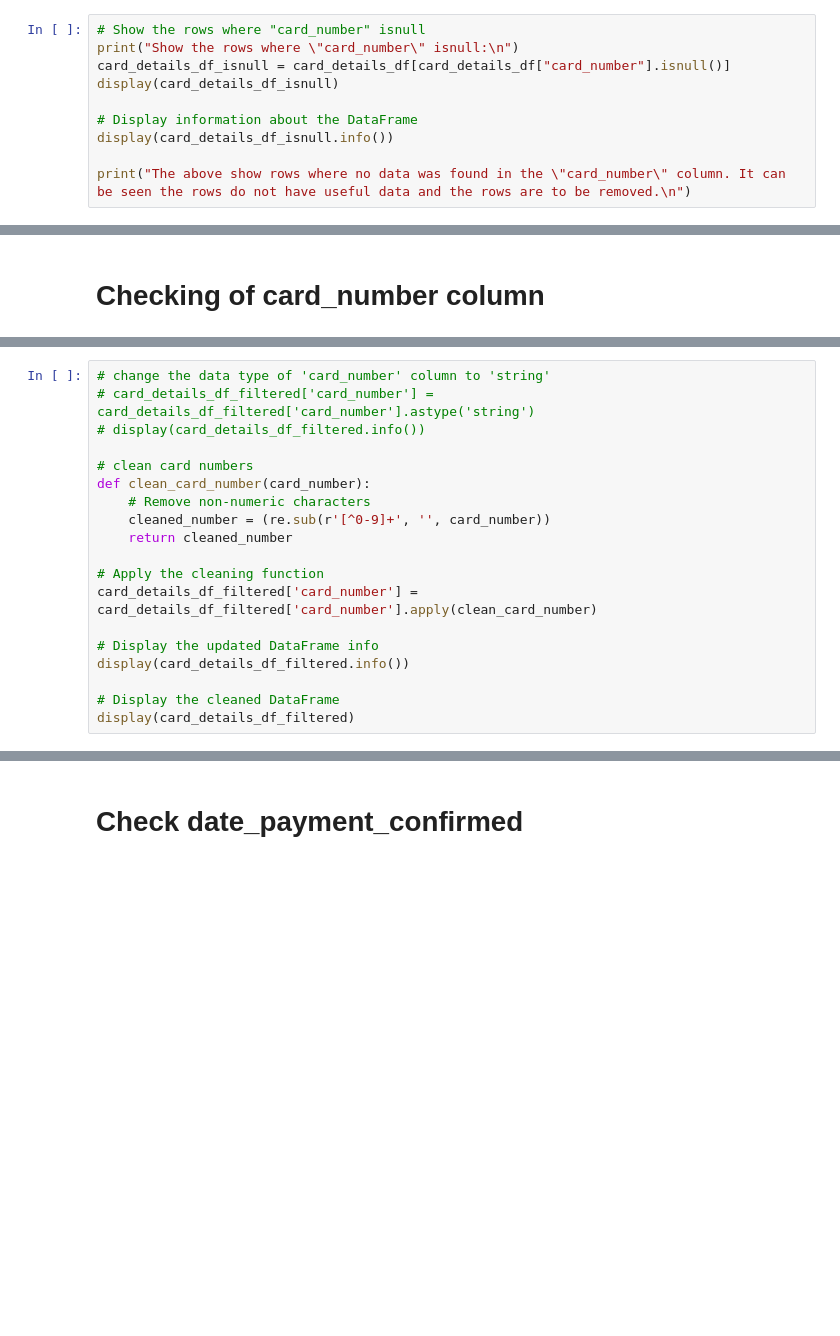
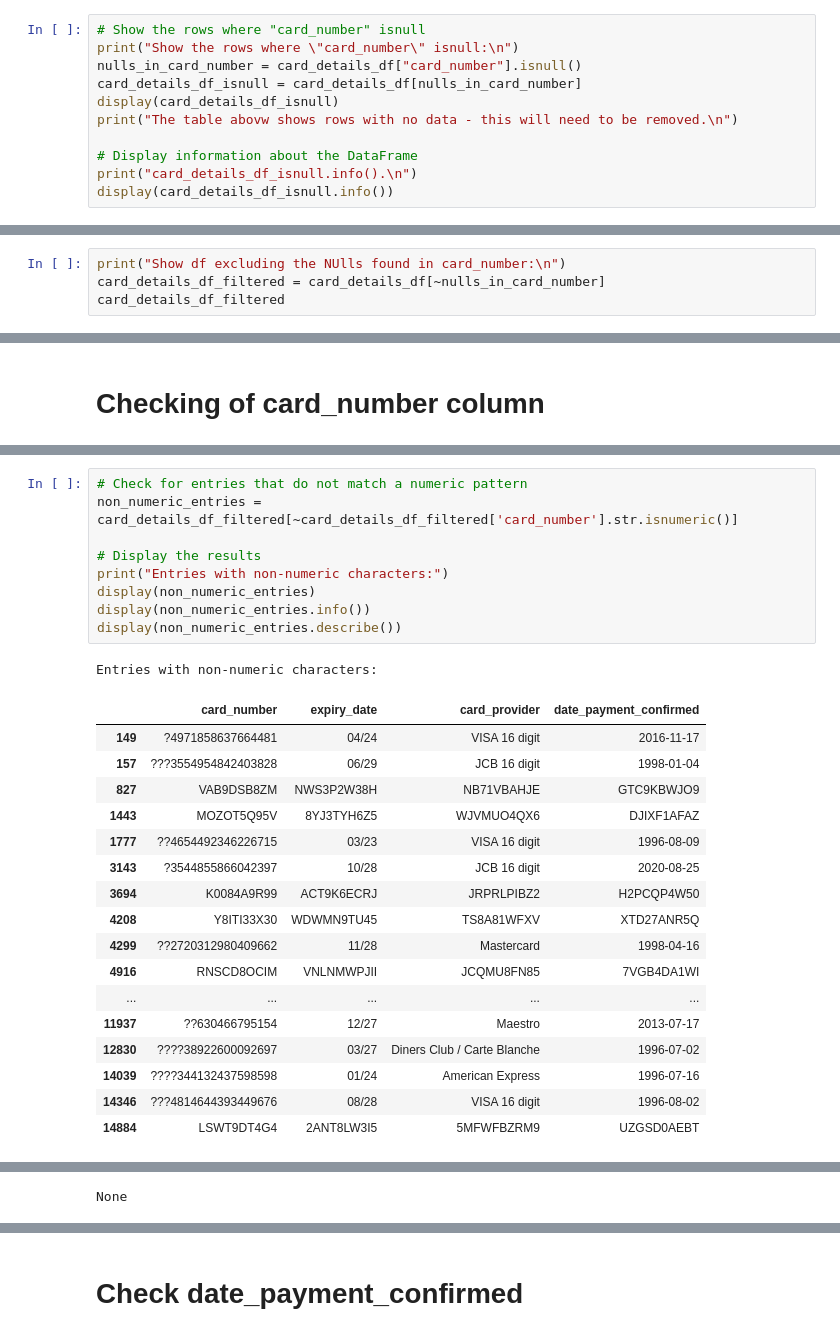
Before and after one commit to chemi5t/multinational-retail-data-centralisation, a Jupyter notebook: card_details.ipynb, the cells around one changed output, grey strips where cells are left out. Saved outputs shown, nothing was run; the diff lists cells and outputs as text; blank space fills up the shorter version.

Commit message:
Complete the clean of card_details.ipynb. To be ready to write the cleaning method.

```diff
--- a/card_details.ipynb
+++ b/card_details.ipynb
@@ -107,13 +53,14 @@ dtype: int64
 # %%
 # Show the rows where "card_number" isnull
 print("Show the rows where \"card_number\" isnull:\n")
-card_details_df_isnull = card_details_df[card_details_df["card_number"].isnull()]
+nulls_in_card_number = card_details_df["card_number"].isnull()
+card_details_df_isnull = card_details_df[nulls_in_card_number]
 display(card_details_df_isnull)
+print("The table abovw shows rows with no data - this will need to be removed.\n")
 
 # Display information about the DataFrame
+print("card_details_df_isnull.info().\n")
 display(card_details_df_isnull.info())
-
-print("The above show rows where no data was found in the \"card_number\" column. It can be seen the rows do not have useful data and the rows are to be removed.\n")
 # %% [output]
 Show the rows where "card_number" isnull:
 |  | card_number | expiry_date | card_provider | date_payment_confirmed |
@@ -168,0 +94,4 @@ Filtered DataFrame with rows removed:
+# %%
+print("Show df excluding the NUlls found in card_number:\n")
+card_details_df_filtered = card_details_df[~nulls_in_card_number]
+card_details_df_filtered
@@ -265,19 +152,0 @@ Mask to see card_number without rows which contain '?'.
-# %%
-# change the data type of 'card_number' column to 'string'
-# card_details_df_filtered['card_number'] = card_details_df_filtered['card_number'].astype('string')
-# display(card_details_df_filtered.info())
-
-# clean card numbers
-def clean_card_number(card_number):
-    # Remove non-numeric characters
-    cleaned_number = (re.sub(r'[^0-9]+', '', card_number))
-    return cleaned_number
-
-# Apply the cleaning function
-card_details_df_filtered['card_number'] = card_details_df_filtered['card_number'].apply(clean_card_number)
-
-# Display the updated DataFrame info
-display(card_details_df_filtered.info())
-
-# Display the cleaned DataFrame
-display(card_details_df_filtered)
@@ -309,0 +153,28 @@ None
+# %%
+# Check for entries that do not match a numeric pattern
+non_numeric_entries = card_details_df_filtered[~card_details_df_filtered['card_number'].str.isnumeric()]
+
+# Display the results
+print("Entries with non-numeric characters:")
+display(non_numeric_entries)
+display(non_numeric_entries.info())
+display(non_numeric_entries.describe())
+# %% [output]
+Entries with non-numeric characters:
+|  | card_number | expiry_date | card_provider | date_payment_confirmed |
+| 149 | ?4971858637664481 | 04/24 | VISA 16 digit | 2016-11-17 |
+| 157 | ???3554954842403828 | 06/29 | JCB 16 digit | 1998-01-04 |
+| 827 | VAB9DSB8ZM | NWS3P2W38H | NB71VBAHJE | GTC9KBWJO9 |
+| 1443 | MOZOT5Q95V | 8YJ3TYH6Z5 | WJVMUO4QX6 | DJIXF1AFAZ |
+| 1777 | ??4654492346226715 | 03/23 | VISA 16 digit | 1996-08-09 |
+| 3143 | ?3544855866042397 | 10/28 | JCB 16 digit | 2020-08-25 |
+| 3694 | K0084A9R99 | ACT9K6ECRJ | JRPRLPIBZ2 | H2PCQP4W50 |
+| 4208 | Y8ITI33X30 | WDWMN9TU45 | TS8A81WFXV | XTD27ANR5Q |
+| 4299 | ??2720312980409662 | 11/28 | Mastercard | 1998-04-16 |
+| 4916 | RNSCD8OCIM | VNLNMWPJII | JCQMU8FN85 | 7VGB4DA1WI |
+| ... | ... | ... | ... | ... |
+| 11937 | ??630466795154 | 12/27 | Maestro | 2013-07-17 |
+| 12830 | ????38922600092697 | 03/27 | Diners Club / Carte Blanche | 1996-07-02 |
+| 14039 | ????344132437598598 | 01/24 | American Express | 1996-07-16 |
+| 14346 | ???4814644393449676 | 08/28 | VISA 16 digit | 1996-08-02 |
+| 14884 | LSWT9DT4G4 | 2ANT8LW3I5 | 5MFWFBZRM9 | UZGSD0AEBT |
@@ -309,0 +192 @@ None
+None
```
Also changed, not shown: parts of 47 cells of this notebook.
